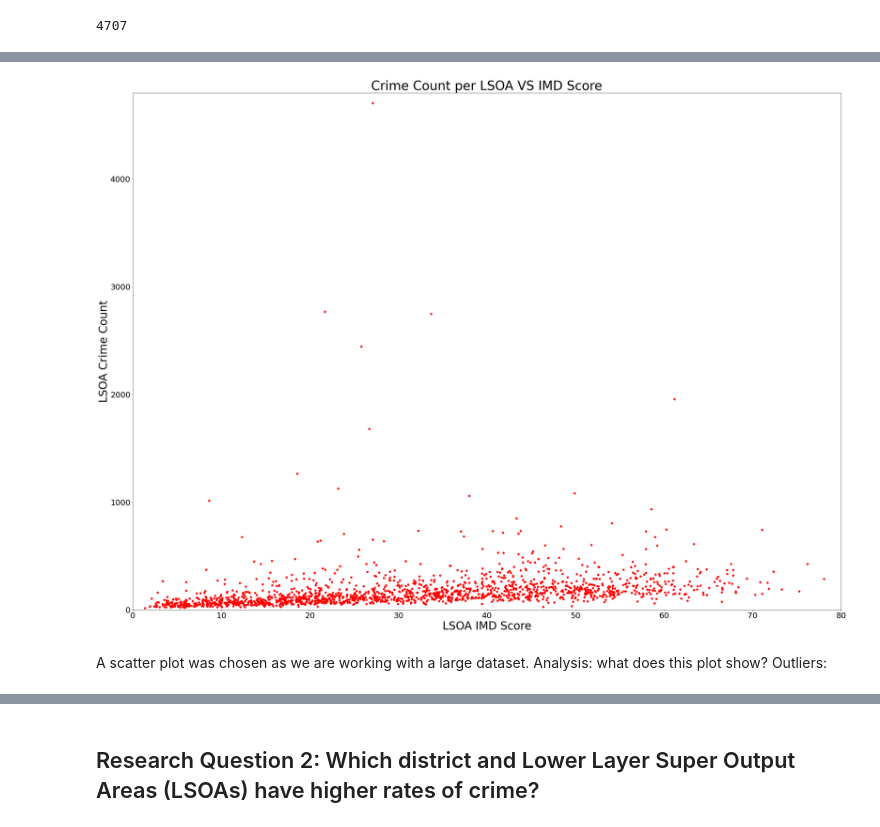
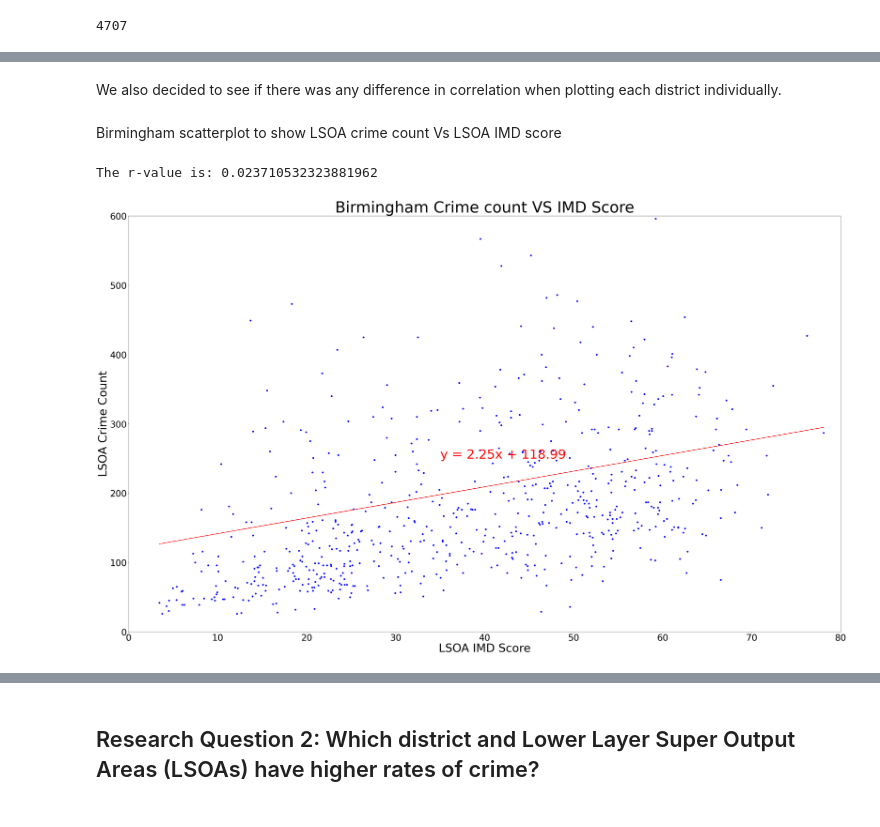
Before and after one commit to Garywtne/Group4_Project1_repo, a Jupyter notebook: west_midlands_data_clean.ipynb, the cells around one changed output, grey strips where cells are left out. Cells and saved outputs as stored; diff of their text form; code cells hidden in the pictures.

```diff
--- a/west_midlands_data_clean.ipynb
+++ b/west_midlands_data_clean.ipynb
@@ -429,27 +461,47 @@ LSOA_crime_count_df["LSOA crime count"].max()
+# %% [markdown]
+We also decided to see if there was any difference in correlation when plotting each district individually.
+# %%
+# Create local authority District DataFrames
+birmingham_df = LSOA_crime_count_df.loc[(LSOA_crime_count_df["District code (2019)"] == "E08000025")]
+coventry_df = LSOA_crime_count_df.loc[(LSOA_crime_count_df["District code (2019)"] == "E08000026")]
+solihull_df = LSOA_crime_count_df.loc[(LSOA_crime_count_df["District code (2019)"] == "E08000029")]
+sandwell_df = LSOA_crime_count_df.loc[(LSOA_crime_count_df["District code (2019)"] == "E08000028")]
+dudley_df = LSOA_crime_count_df.loc[(LSOA_crime_count_df["District code (2019)"] == "E08000027")]
+wolverhampton_df = LSOA_crime_count_df.loc[(LSOA_crime_count_df["District code (2019)"] == "E08000031")]
+walsall_df = LSOA_crime_count_df.loc[(LSOA_crime_count_df["District code (2019)"] == "E08000030")]
+# %% [markdown]
+Birmingham scatterplot to show LSOA crime count Vs LSOA IMD score
 # %%
 # Scatter plot to show results
-y_axis = LSOA_crime_count_df["LSOA crime count"]
-x_axis = LSOA_crime_count_df["LSOA IMD Score"]
+y_axis = birmingham_df["LSOA crime count"]
+x_axis = birmingham_df["LSOA IMD Score"]
+# Create a function to create Linear Regression plots
+def plot_linear_regression(x_axis, y_axis, title, text_coordinates):
 
+    # Run the regresson
+    (slope, intercept, rvalue, pvalue, stderr) = linregress(x_axis, y_axis)
+    regress_values = x_axis * slope + intercept
+    line_eq = "y = " + str(round(slope,2)) + "x + " + str(round(intercept,2))
 
-# Linear regression?
+    plt.plot(x_axis,regress_values,"r-")
+    plt.annotate(line_eq,text_coordinates,fontsize=50,color="red")
+    print(f"The r-value is: {rvalue**2}")
+ # Linear regression?
 #slope, intercept, r, p, se = stats.linregress(str(x_axis), str(y_axis))
 #y_fit = slope*x_axis + intercept
 
-plt.title("Crime Count per LSOA VS IMD Score", fontsize=40)
-plt.scatter(x_axis, y_axis, marker="o", color="red")
+plt.title("Birmingham Crime count VS IMD Score", fontsize=60)
+plt.scatter(x_axis, y_axis, marker="o", color="blue")
 #plt.plot(x_axis, y_fit)
-plt.rcParams["figure.figsize"] = (40,30)
+plt.rcParams["figure.figsize"] = (50,30)
 plt.xlim(0,80)
-plt.ylim(0, 4800)
-plt.xticks(fontsize=25)
-plt.yticks(fontsize=25)
-plt.xlabel("LSOA IMD Score", fontsize=35)
-plt.ylabel("LSOA Crime Count", fontsize=35)
+plt.ylim(0, 600)
+plt.xticks(fontsize=35)
+plt.yticks(fontsize=35)
+plt.xlabel("LSOA IMD Score", fontsize=45)
+plt.ylabel("LSOA Crime Count", fontsize=45)
+plot_linear_regression(x_axis, y_axis, 'LSOA Crime Count',(35,250))
 plt.show()
 # %% [output]
+The r-value is: 0.023710532323881962
-[figure, old version]
+[figure, new version]
-# %% [markdown]
-A scatter plot was chosen as we are working with a large dataset.
-Analysis: what does this plot show?
-Outliers:
```
Also changed, not shown: parts of 87 cells of this notebook, 1 other file.
